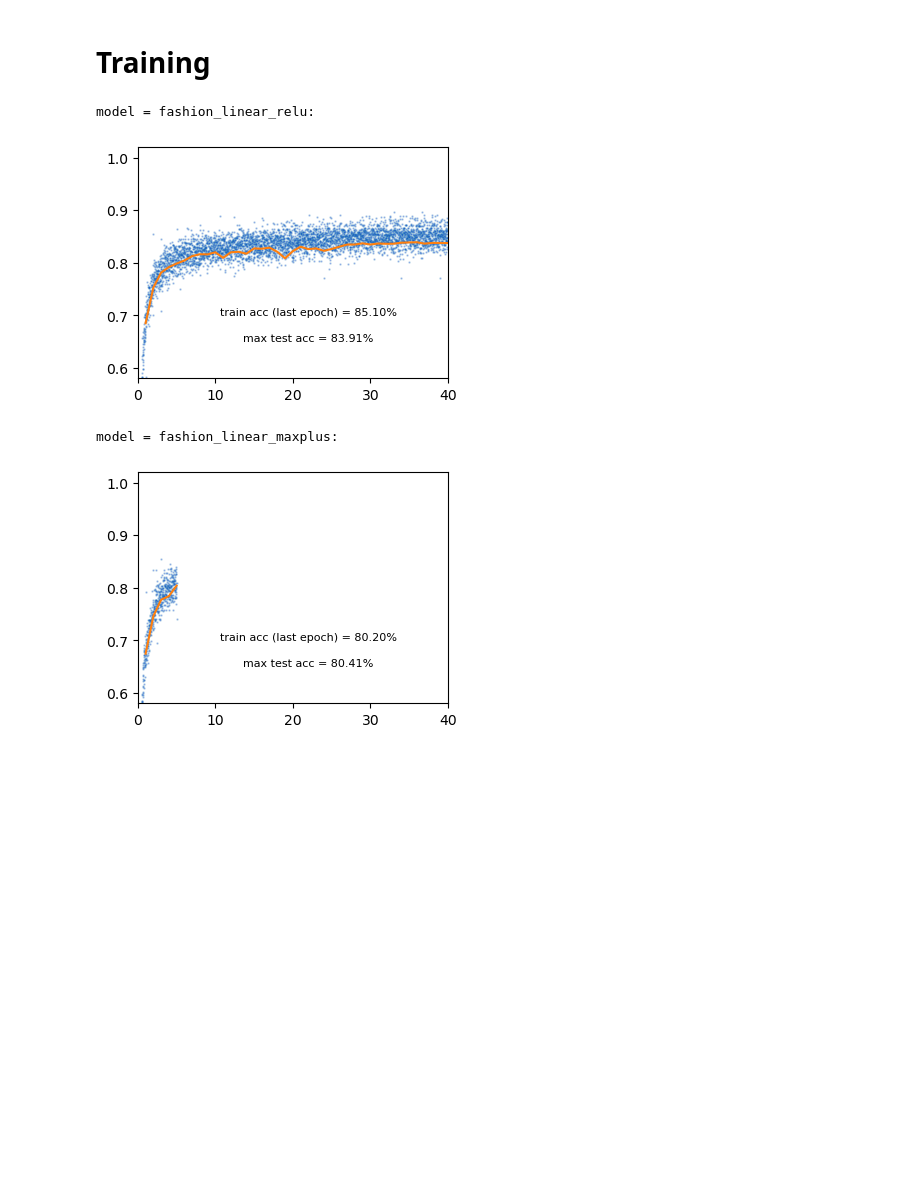
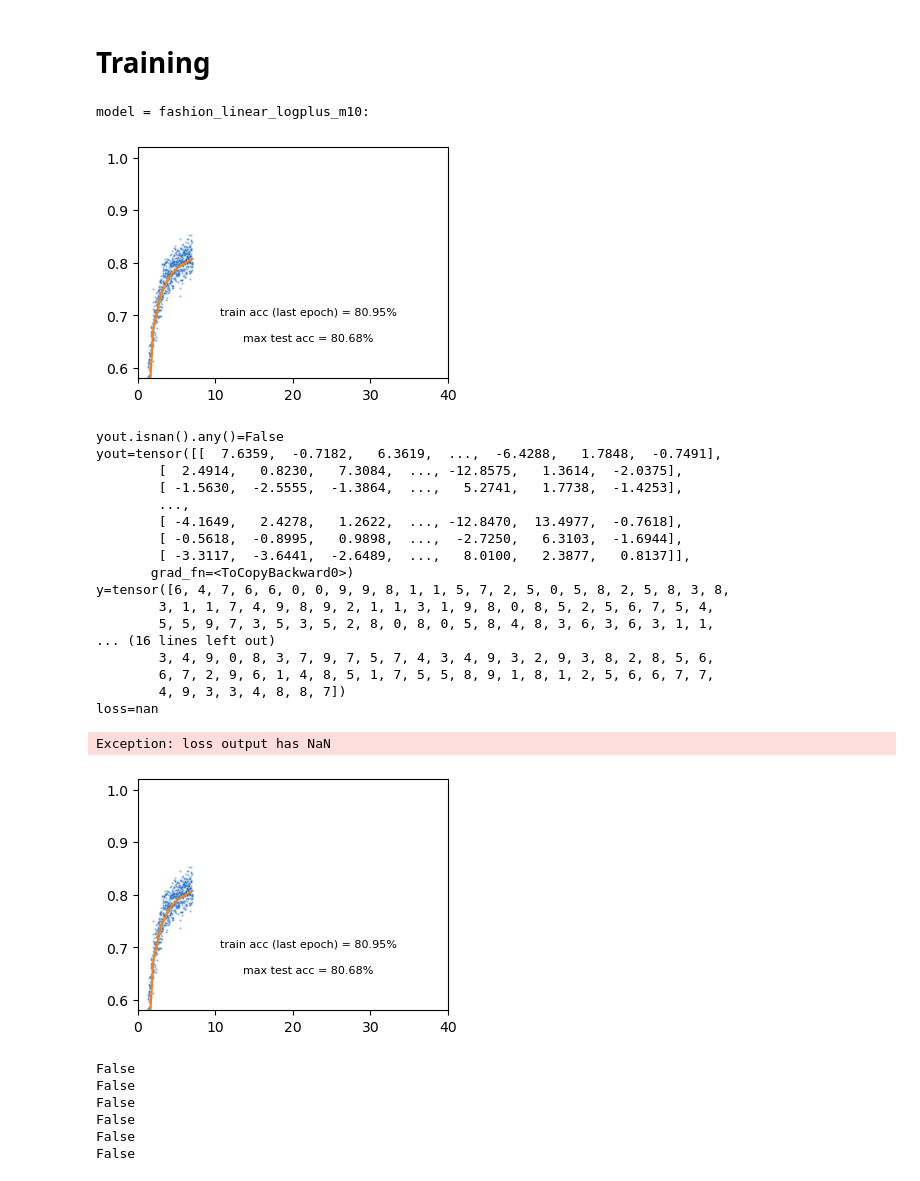
Before and after one commit to bmnsmets/semitorch, a Jupyter notebook: experiments/article-fullyconnected-fashion.ipynb, the cells around one changed output. Saved outputs shown, nothing was run; the diff lists cells and outputs as text; code cells hidden in the pictures; blank space fills up the shorter version.

```diff
--- a/experiments/article-fullyconnected-fashion.ipynb
+++ b/experiments/article-fullyconnected-fashion.ipynb
@@ -380,7 +380,18 @@ def train(model, device, trainloader, testloader, optimizer, scheduler, loss, ep
             _, prediction = torch.max(yout.cpu(), dim=1)
             trainaccs.append((y.cpu() == prediction).sum().item() / float(y.numel()))
             l = loss(yout, y)
+            if l.isnan().any().item():
+                print(f"yout.isnan().any()={yout.cpu().isnan().any().item()}")
+                print(f"yout.isinf().any()={yout.cpu().isinf().any().item()}")
+                print(f"torch.max(yout)={torch.max(yout)}")
+                print(f"torch.min(yout)={torch.min(yout)}")
+                print(f"yout={yout.cpu()}")
+                print(f"loss={l.cpu()}")
+                raise Exception("loss output has NaN")
             l.backward()
+            for p in model.parameters():
+                if p.grad.isnan().any().item():
+                    raise Exception("NaN found in grads")
             optimizer.step()
             if scheduler != None:
                 scheduler.step()
@@ -460,42 +471,69 @@ fashion_linear_logplus_p10 = LinearLogPlus(
 fashion_linear_logplus_p10.tag = "fashion_linear_logplust_p10"
 
 fashion_models = [
-    fashion_linear_relu,
-    fashion_linear_maxplus,
-    fashion_linear_minplus,
+    #fashion_linear_relu,
+    #fashion_linear_maxplus,
+    #fashion_linear_minplus,
     fashion_linear_logplus_m10,
-    fashion_linear_logplus_m1,
-    fashion_linear_logplus_p1,
-    fashion_linear_logplus_p10,
+    #fashion_linear_logplus_m1,
+    #fashion_linear_logplus_p1,
+    #fashion_linear_logplus_p10,
 ]
 
 fashion_models = [m.to(device) for m in fashion_models]
 
 loss = nn.CrossEntropyLoss()
 epochs = 40
 
 fashion_train100accs = []
 fashion_testaccs = []
 for im, m in enumerate(fashion_models):
     optimizer, scheduler = m.get_optimizer_and_scheduler(epochs, len(fashion_train_loader))
     print(f"\n\nmodel = {m.tag}:")
     train100acc, testacc = train(
         m,
         device,
         fashion_train_loader,
         fashion_test_loader,
         optimizer,
         scheduler,
         loss,
         epochs
     )
     fashion_train100accs.append(train100acc)
     fashion_testaccs.append(testacc)
 
 print(f"train accuracies (last epoch): {fashion_train100accs}")
 print(f"test accuracies: {fashion_testaccs}")
 # %% [output]
-model = fashion_linear_relu:
+model = fashion_linear_logplus_m10:
-[figure, old version]
+[figure, new version]
-model = fashion_linear_maxplus:
+yout.isnan().any()=False
+yout=tensor([[  7.6359,  -0.7182,   6.3619,  ...,  -6.4288,   1.7848,  -0.7491],
+        [  2.4914,   0.8230,   7.3084,  ..., -12.8575,   1.3614,  -2.0375],
+        [ -1.5630,  -2.5555,  -1.3864,  ...,   5.2741,   1.7738,  -1.4253],
+        ...,
+        [ -4.1649,   2.4278,   1.2622,  ..., -12.8470,  13.4977,  -0.7618],
+        [ -0.5618,  -0.8995,   0.9898,  ...,  -2.7250,   6.3103,  -1.6944],
+        [ -3.3117,  -3.6441,  -2.6489,  ...,   8.0100,   2.3877,   0.8137]],
+       grad_fn=<ToCopyBackward0>)
+y=tensor([6, 4, 7, 6, 6, 0, 0, 9, 9, 8, 1, 1, 5, 7, 2, 5, 0, 5, 8, 2, 5, 8, 3, 8,
+        3, 1, 1, 7, 4, 9, 8, 9, 2, 1, 1, 3, 1, 9, 8, 0, 8, 5, 2, 5, 6, 7, 5, 4,
+        5, 5, 9, 7, 3, 5, 3, 5, 2, 8, 0, 8, 0, 5, 8, 4, 8, 3, 6, 3, 6, 3, 1, 1,
+... (16 lines left out)
+        3, 4, 9, 0, 8, 3, 7, 9, 7, 5, 7, 4, 3, 4, 9, 3, 2, 9, 3, 8, 2, 8, 5, 6,
+        6, 7, 2, 9, 6, 1, 4, 8, 5, 1, 7, 5, 5, 8, 9, 1, 8, 1, 2, 5, 6, 6, 7, 7,
+        4, 9, 3, 3, 4, 8, 8, 7])
+loss=nan
+Exception: loss output has NaN
-[figure, old version]
+[figure, new version]
+# %%
+for p in fashion_linear_logplus_m10.parameters():
+    print(torch.isnan(p).any().item())
+# %% [output]
+False
+False
+False
+False
+False
+False
```
Also changed, not shown: parts of 2 cells of this notebook, 1 other file.
